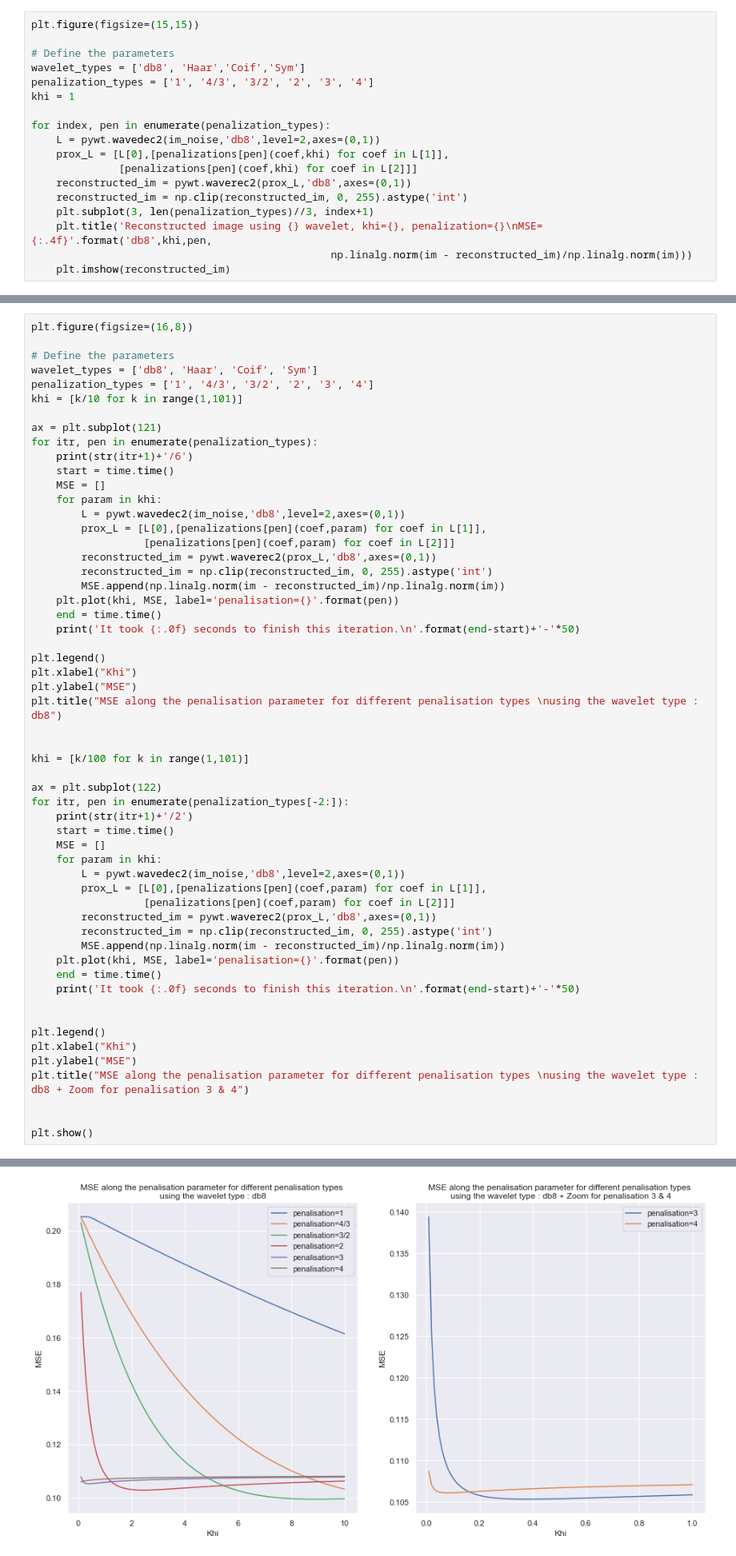
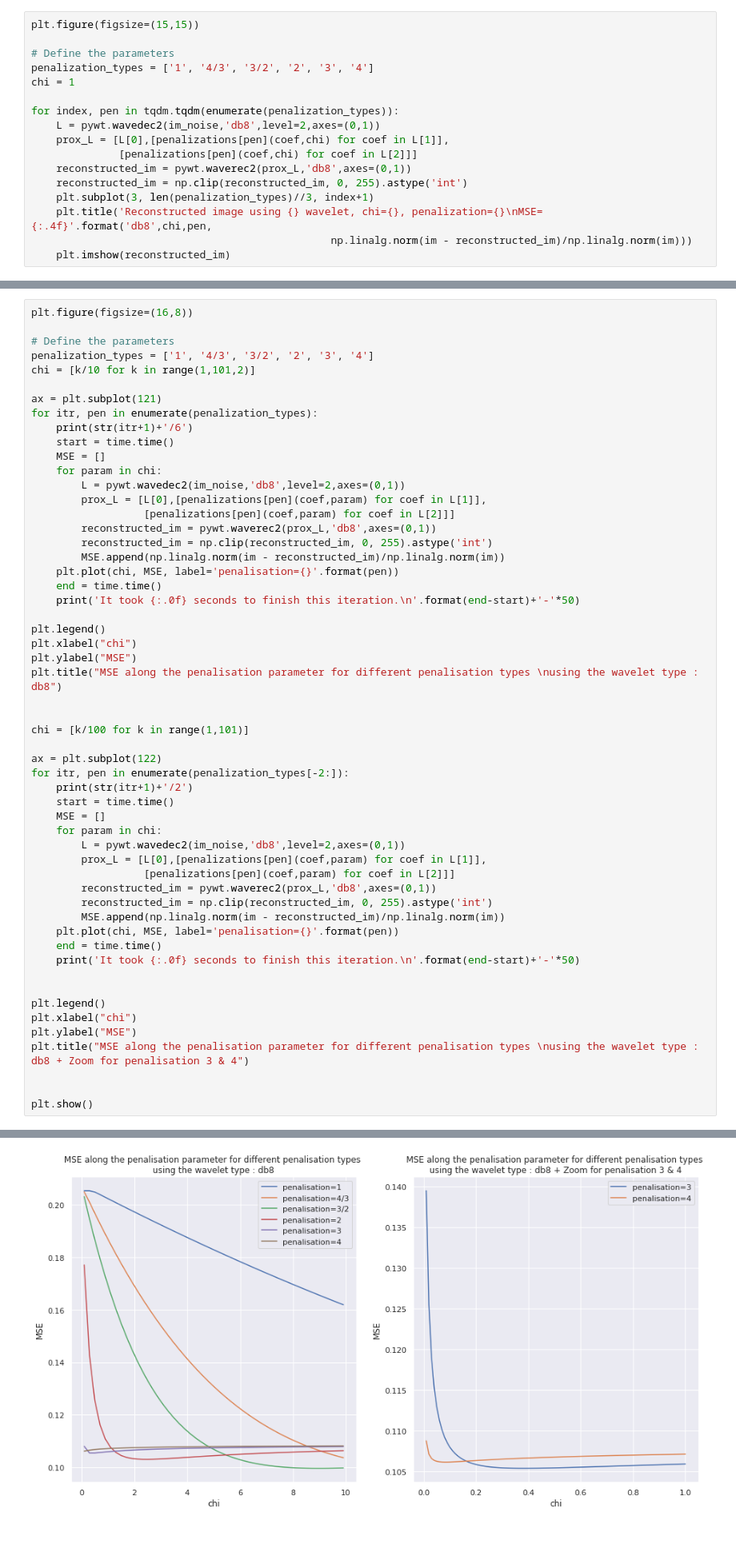
Before and after one commit to EmmanuelJhno/LabsLargeScaleDistributedOptimization, a Jupyter notebook: LSD_TPn1_Jehanno_Rauby.ipynb, the cells around one changed output, grey strips where cells are left out. Shown at 80% size. Drawn from its saved outputs; the diff is of its cells as text.

```diff
--- a/LSD_TPn1_Jehanno_Rauby.ipynb
+++ b/LSD_TPn1_Jehanno_Rauby.ipynb
@@ -45,18 +49,17 @@ penalizations['4'] = lambda eps, khi: (np.power((np.sqrt(np.power(eps,2)+1/(27*k
 plt.figure(figsize=(15,15))
 
 # Define the parameters
-wavelet_types = ['db8', 'Haar','Coif','Sym']
 penalization_types = ['1', '4/3', '3/2', '2', '3', '4']
-khi = 1
+chi = 1
 
-for index, pen in enumerate(penalization_types):
+for index, pen in tqdm.tqdm(enumerate(penalization_types)):
     L = pywt.wavedec2(im_noise,'db8',level=2,axes=(0,1))
-    prox_L = [L[0],[penalizations[pen](coef,khi) for coef in L[1]],
-              [penalizations[pen](coef,khi) for coef in L[2]]]
+    prox_L = [L[0],[penalizations[pen](coef,chi) for coef in L[1]],
+              [penalizations[pen](coef,chi) for coef in L[2]]]
     reconstructed_im = pywt.waverec2(prox_L,'db8',axes=(0,1))
     reconstructed_im = np.clip(reconstructed_im, 0, 255).astype('int')
     plt.subplot(3, len(penalization_types)//3, index+1)
-    plt.title('Reconstructed image using {} wavelet, khi={}, penalization={}\nMSE={:.4f}'.format('db8',khi,pen,
+    plt.title('Reconstructed image using {} wavelet, chi={}, penalization={}\nMSE={:.4f}'.format('db8',chi,pen,
                                                 np.linalg.norm(im - reconstructed_im)/np.linalg.norm(im)))
     plt.imshow(reconstructed_im)
 # %% [output]
@@ -65,53 +80,52 @@ for index, pen in enumerate(penalization_types):
 plt.figure(figsize=(16,8))
 
 # Define the parameters
-wavelet_types = ['db8', 'Haar', 'Coif', 'Sym']
 penalization_types = ['1', '4/3', '3/2', '2', '3', '4']
-khi = [k/10 for k in range(1,101)]
+chi = [k/10 for k in range(1,101,2)]
 
 ax = plt.subplot(121)
 for itr, pen in enumerate(penalization_types):
     print(str(itr+1)+'/6')
     start = time.time()
     MSE = []
-    for param in khi:
+    for param in chi:
         L = pywt.wavedec2(im_noise,'db8',level=2,axes=(0,1))
         prox_L = [L[0],[penalizations[pen](coef,param) for coef in L[1]],
                   [penalizations[pen](coef,param) for coef in L[2]]]
         reconstructed_im = pywt.waverec2(prox_L,'db8',axes=(0,1))
         reconstructed_im = np.clip(reconstructed_im, 0, 255).astype('int')
         MSE.append(np.linalg.norm(im - reconstructed_im)/np.linalg.norm(im))
-    plt.plot(khi, MSE, label='penalisation={}'.format(pen))
+    plt.plot(chi, MSE, label='penalisation={}'.format(pen))
     end = time.time()
     print('It took {:.0f} seconds to finish this iteration.\n'.format(end-start)+'-'*50)
 
 plt.legend()
-plt.xlabel("Khi")
+plt.xlabel("chi")
 plt.ylabel("MSE")
 plt.title("MSE along the penalisation parameter for different penalisation types \nusing the wavelet type : db8")
 
 
-khi = [k/100 for k in range(1,101)]
+chi = [k/100 for k in range(1,101)]
 
 ax = plt.subplot(122)
 for itr, pen in enumerate(penalization_types[-2:]):
     print(str(itr+1)+'/2')
     start = time.time()
     MSE = []
-    for param in khi:
+    for param in chi:
         L = pywt.wavedec2(im_noise,'db8',level=2,axes=(0,1))
         prox_L = [L[0],[penalizations[pen](coef,param) for coef in L[1]],
                   [penalizations[pen](coef,param) for coef in L[2]]]
         reconstructed_im = pywt.waverec2(prox_L,'db8',axes=(0,1))
         reconstructed_im = np.clip(reconstructed_im, 0, 255).astype('int')
         MSE.append(np.linalg.norm(im - reconstructed_im)/np.linalg.norm(im))
-    plt.plot(khi, MSE, label='penalisation={}'.format(pen))
+    plt.plot(chi, MSE, label='penalisation={}'.format(pen))
     end = time.time()
     print('It took {:.0f} seconds to finish this iteration.\n'.format(end-start)+'-'*50)
 
 
 plt.legend()
-plt.xlabel("Khi")
+plt.xlabel("chi")
 plt.ylabel("MSE")
 plt.title("MSE along the penalisation parameter for different penalisation types \nusing the wavelet type : db8 + Zoom for penalisation 3 & 4")
 
@@ -137,2 +151,2 @@ It took 229 seconds to finish this iteration.
 --------------------------------------------------
-[figure, old version]
+[figure, new version]
```
Also changed, not shown: parts of 21 cells of this notebook.
